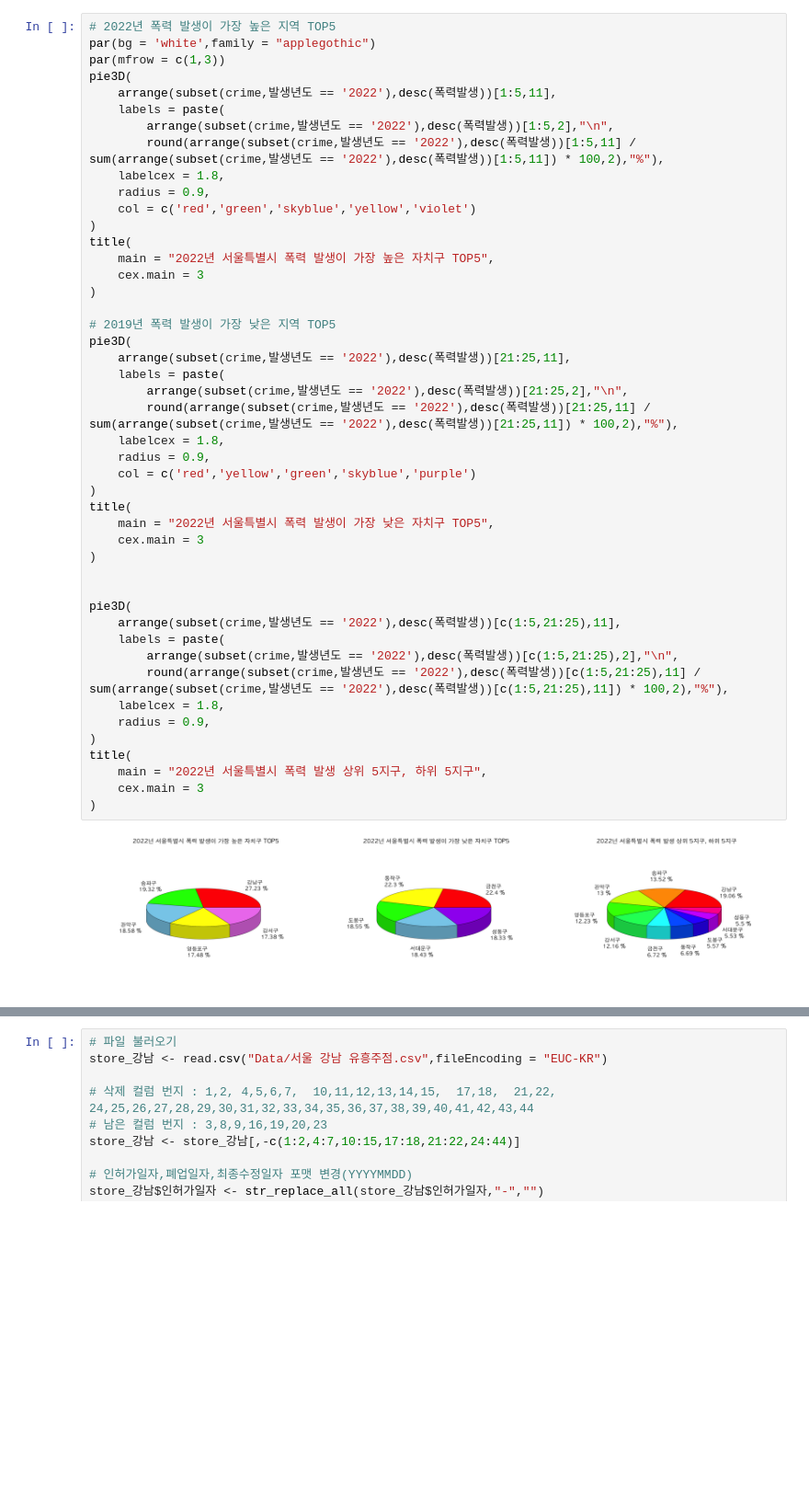
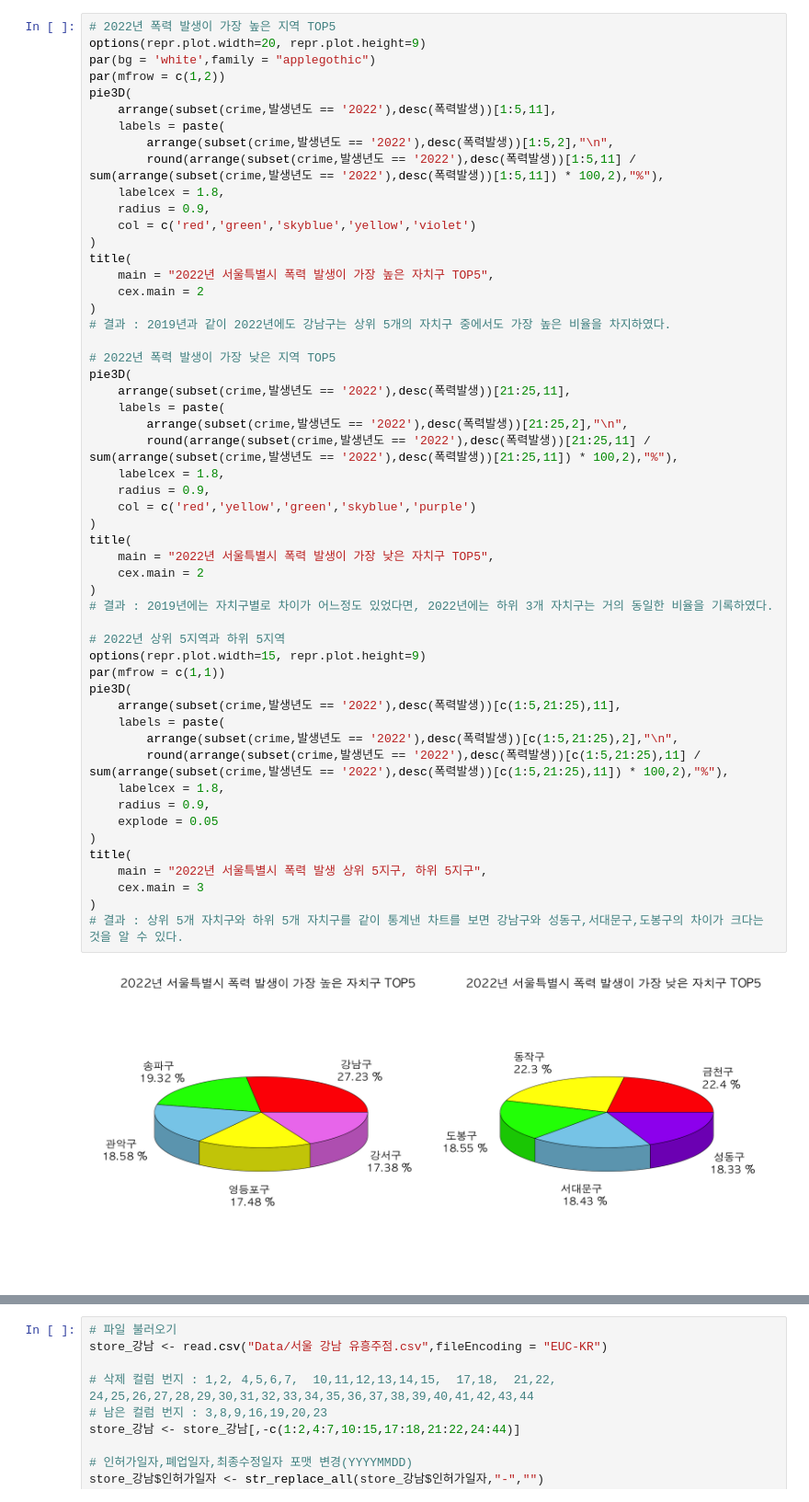
Before and after one commit to lcy0512/R, a Jupyter notebook: R/범죄 현황 분석.ipynb, the cells around one changed output, grey strips where cells are left out. Shown at 92% size. Drawn from its saved outputs; the diff is of its cells as text; blank space fills up the shorter version.

```diff
--- a/R/범죄 현황 분석.ipynb
+++ b/R/범죄 현황 분석.ipynb
@@ -182,7 +180,8 @@ title(
 # %%
 # 2022년 폭력 발생이 가장 높은 지역 TOP5
+options(repr.plot.width=20, repr.plot.height=9)
 par(bg = 'white',family = "applegothic")
-par(mfrow = c(1,3))
+par(mfrow = c(1,2))
 pie3D(
     arrange(subset(crime,발생년도 == '2022'),desc(폭력발생))[1:5,11],
     labels = paste(
@@ -194,36 +193,42 @@ pie3D(
 )
 title(
     main = "2022년 서울특별시 폭력 발생이 가장 높은 자치구 TOP5",
-    cex.main = 3
+    cex.main = 2
 )
+# 결과 : 2019년과 같이 2022년에도 강남구는 상위 5개의 자치구 중에서도 가장 높은 비율을 차지하였다.
 
-# 2019년 폭력 발생이 가장 낮은 지역 TOP5
+# 2022년 폭력 발생이 가장 낮은 지역 TOP5
 pie3D(
     arrange(subset(crime,발생년도 == '2022'),desc(폭력발생))[21:25,11],
     labels = paste(
         arrange(subset(crime,발생년도 == '2022'),desc(폭력발생))[21:25,2],"\n",
         round(arrange(subset(crime,발생년도 == '2022'),desc(폭력발생))[21:25,11] / sum(arrange(subset(crime,발생년도 == '2022'),desc(폭력발생))[21:25,11]) * 100,2),"%"),
     labelcex = 1.8,
     radius = 0.9,
     col = c('red','yellow','green','skyblue','purple')
 )
 title(
     main = "2022년 서울특별시 폭력 발생이 가장 낮은 자치구 TOP5",
-    cex.main = 3
+    cex.main = 2
 )
+# 결과 : 2019년에는 자치구별로 차이가 어느정도 있었다면, 2022년에는 하위 3개 자치구는 거의 동일한 비율을 기록하였다.
 
-
+# 2022년 상위 5지역과 하위 5지역
+options(repr.plot.width=15, repr.plot.height=9)
+par(mfrow = c(1,1))
 pie3D(
     arrange(subset(crime,발생년도 == '2022'),desc(폭력발생))[c(1:5,21:25),11],
     labels = paste(
         arrange(subset(crime,발생년도 == '2022'),desc(폭력발생))[c(1:5,21:25),2],"\n",
         round(arrange(subset(crime,발생년도 == '2022'),desc(폭력발생))[c(1:5,21:25),11] / sum(arrange(subset(crime,발생년도 == '2022'),desc(폭력발생))[c(1:5,21:25),11]) * 100,2),"%"),
     labelcex = 1.8,
     radius = 0.9,
+    explode = 0.05
 )
 title(
     main = "2022년 서울특별시 폭력 발생 상위 5지구, 하위 5지구",
     cex.main = 3
 )
+# 결과 : 상위 5개 자치구와 하위 5개 자치구를 같이 통계낸 차트를 보면 강남구와 성동구,서대문구,도봉구의 차이가 크다는 것을 알 수 있다.
 # %% [output]
-[figure, old version]
+[figure, new version]
```
Also changed, not shown: parts of 36 cells of this notebook, 9 other files.
